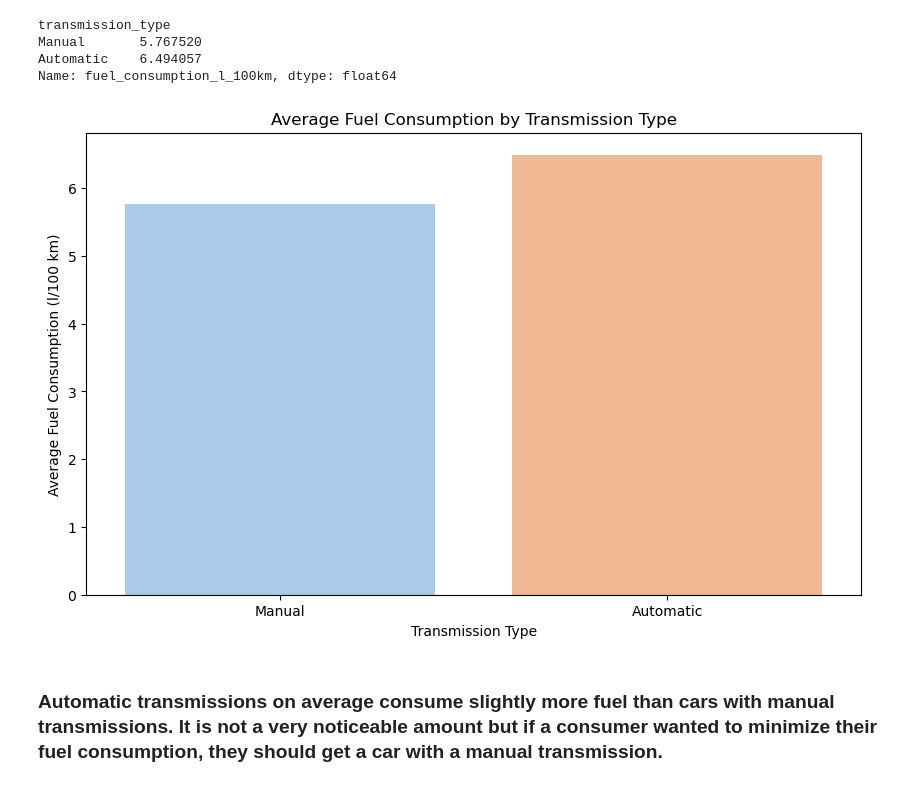
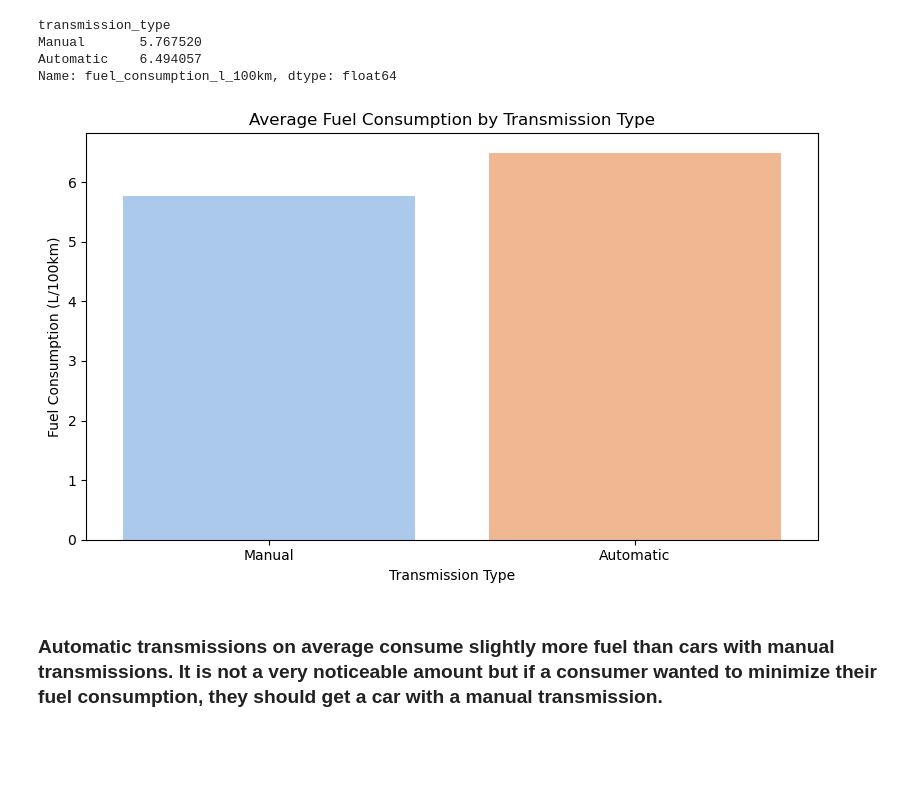
Before and after one commit to jmaster47/German-Car-Analysis-Final-Project, a Jupyter notebook: German_Cars_Sales_Analysis.ipynb, the cells around one changed output. Cells and saved outputs as stored; diff of their text form; code cells hidden in the pictures; blank space fills up the shorter version.

```diff
--- a/Final_Project.ipynb
+++ b/German_Cars_Sales_Analysis.ipynb
@@ -360,18 +360,15 @@ Manual       5.767520
 Automatic    6.494057
 Name: fuel_consumption_l_100km, dtype: float64
 # %%
-# Calculate the average fuel consumption for manual and automatic transmission types
-avg_fuel_consumption = German_Car_Data.groupby('transmission_type')['fuel_consumption_l_100km'].mean().loc[['Manual', 'Automatic']]
-
-# Create a bar plot for fuel consumption comparison with narrower bars
-plt.figure(figsize=(10, 6))
-sns.barplot(x=avg_fuel_consumption.index, y=avg_fuel_consumption.values, palette='pastel')  # Adjusted bar width here
+plt.figure(figsize=(8, 5))
+sns.barplot(x=avg_fuel_consumption.index, y=avg_fuel_consumption.values, palette='pastel')
 plt.title('Average Fuel Consumption by Transmission Type')
+plt.ylabel('Fuel Consumption (L/100km)')
 plt.xlabel('Transmission Type')
-plt.ylabel('Average Fuel Consumption (l/100 km)')
+plt.tight_layout()
 plt.show()
 # %% [output]
-[figure, old version]
+[figure, new version]
 # %% [markdown]
 ### Automatic transmissions on average consume slightly more fuel than cars with manual transmissions. It is not a very noticeable amount but if a consumer wanted to minimize their fuel consumption, they should get a car with a manual transmission.
 # %% [markdown]
```
Also changed, not shown: parts of 2 cells of this notebook.
